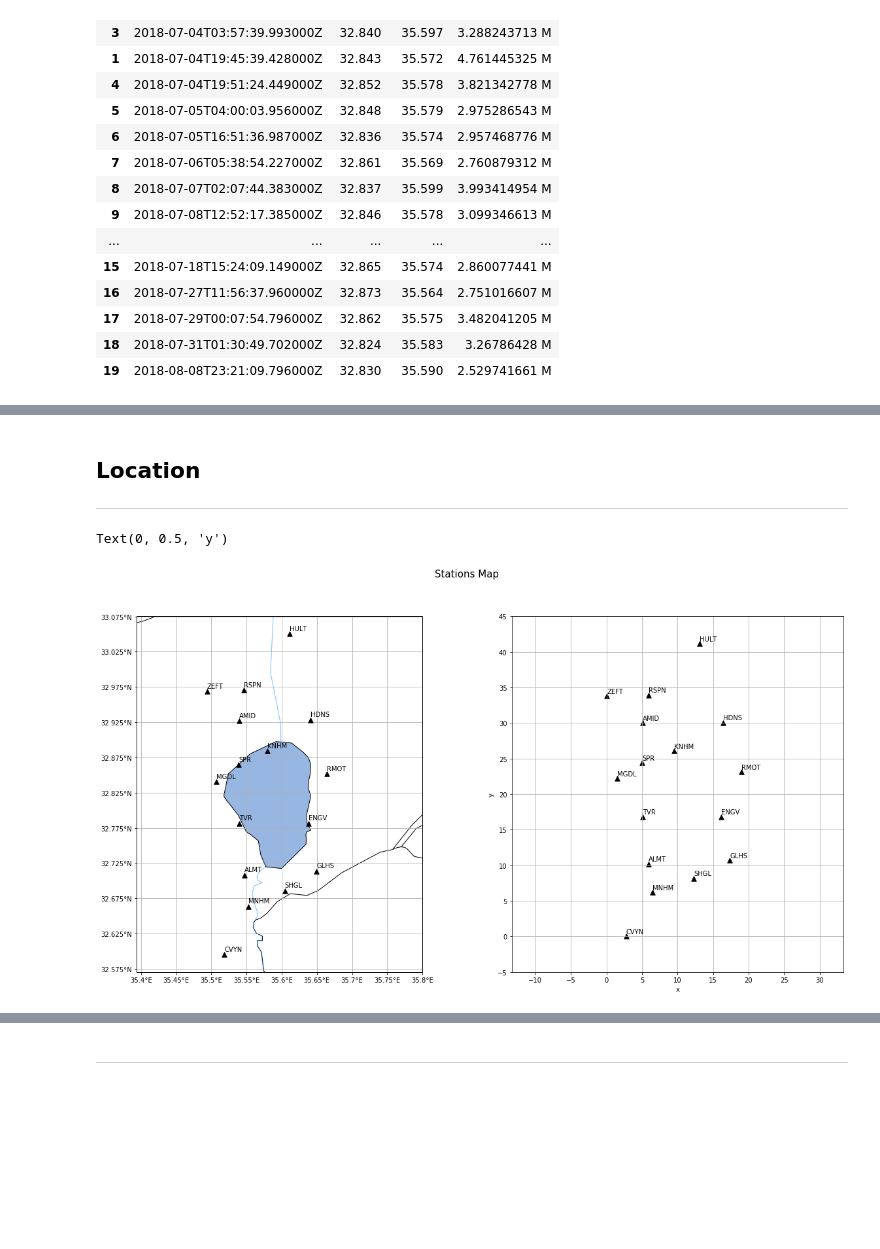
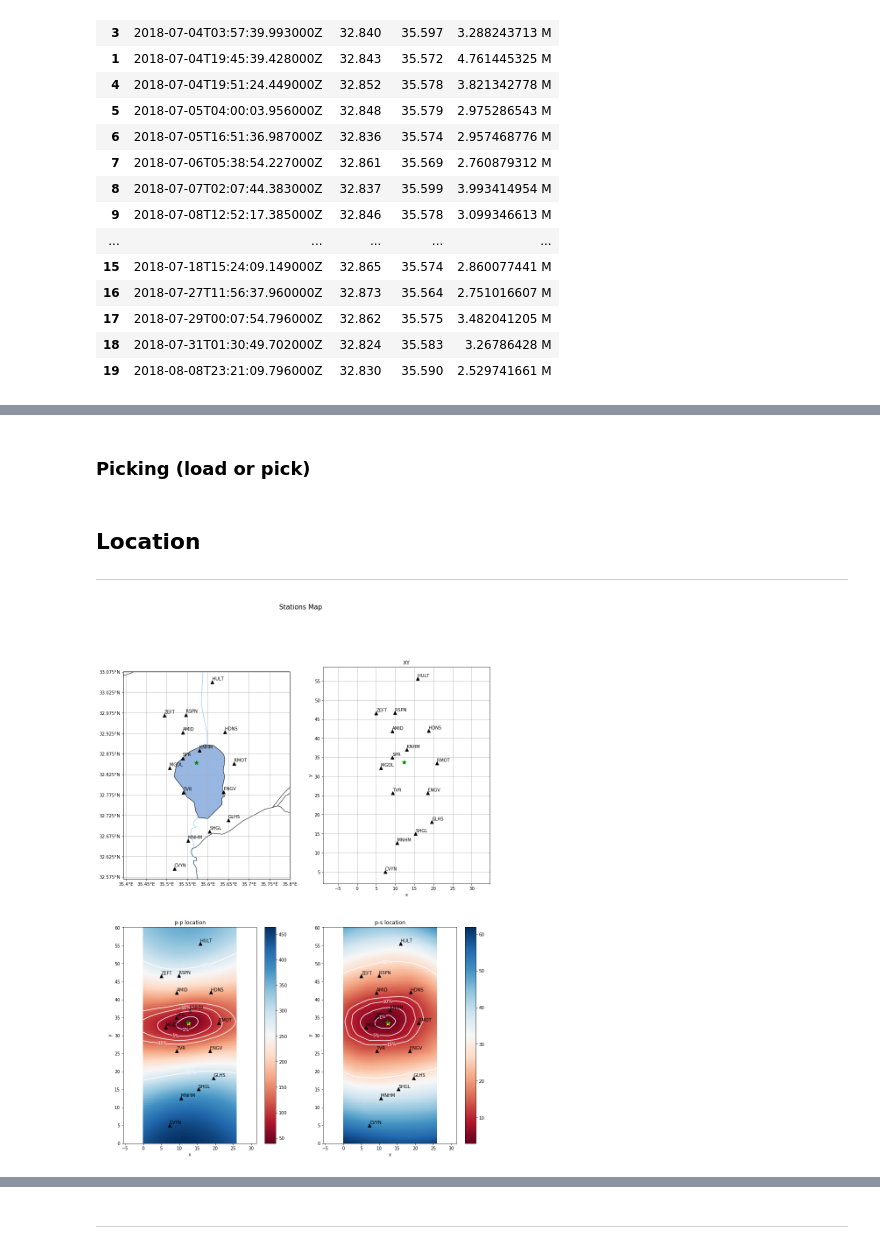
Before and after one commit to nivkeren/SeismoSpy, a Jupyter notebook: event_picker_locator.ipynb, the cells around one changed output, grey strips where cells are left out. Drawn from its saved outputs; the diff is of its cells as text; code cells hidden in the pictures; blank space fills up the shorter version.

```diff
--- a/event_picker_locator.ipynb
+++ b/event_picker_locator.ipynb
@@ -363,3 +110,5 @@ def event_df(st, inv, event):
+# %% [markdown]
+### **Picking (load or pick)**
 # %%
 index_cols = ["station", "channel"]
 if PICK:
@@ -375,59 +124,3 @@ else:
 ## **Location**
 
 ---
-# %%
-i = 10
-event_data = events_dfs[i].dropna(axis="index", subset=["tp", "ts"])
-event_data = event_data.drop(("GLHS", "HH"), axis='index')
-num_stations = len(event_data)
-(event_data["y"], event_data["x"]), delta = conversite(event_data["lon"], event_data["lat"], grid_size=100)
-
-fig = plt.figure(figsize = (20, 10))
-fig.suptitle('Stations Map', fontsize=15)
-
-projection = ccrs.PlateCarree()
-ax = fig.add_subplot(1, 2 ,1, projection = projection)
-ax1 = fig.add_subplot(1, 2 ,2)
-ax.set_extent([event_data["lon"].min() - 0.1,
-               event_data["lon"].max() + 0.1,
-               event_data["lat"].min() - 0.025,
-               event_data["lat"].max() + 0.025],
-              crs=ccrs.PlateCarree())
-
-ax.add_feature(cfeature.OCEAN.with_scale('50m'), edgecolor='k', facecolor=(0,0.85,1))
-ax.add_feature(cfeature.LAND.with_scale('10m'), edgecolor='k', alpha = 0.0, facecolor='none')
-ax.add_feature(cfeature.COASTLINE.with_scale('10m'), edgecolor='k')
-ax.add_feature(cfeature.BORDERS.with_scale('10m'), edgecolor='k')
-ax.add_feature(cfeature.RIVERS.with_scale('10m'), edgecolor=(0,0.5,1), alpha = 0.5)
-ax.add_feature(cfeature.LAKES.with_scale('10m'), edgecolor='k', alpha = 1)
-
-ax.grid(True)
-ax.set_xticks(np.arange(event_data["lon"].min().round(1) - 0.1, event_data["lon"].max().round(1) + 0.1, 0.05),
-              crs=ccrs.PlateCarree())
-ax.set_yticks(np.arange(event_data["lat"].min().round(1) - 0.025, event_data["lat"].max().round(1) + 0.025, 0.05),
-              crs=ccrs.PlateCarree())
-lon_formatter = LongitudeFormatter(zero_direction_label=True)
-lat_formatter = LatitudeFormatter()
-ax.xaxis.set_major_formatter(lon_formatter)
-ax.yaxis.set_major_formatter(lat_formatter)
-# ax.set_title('Stations Map', fontsize=15)
-
-ax.scatter(event_data["lon"], event_data["lat"], marker='^', s=55, c='k', zorder=2)
-for station in event_data.iterrows():
-    ax.text(station[1]["lon"], station[1]["lat"] + 0.005, station[0][0])
-    ax1.text(station[1]["x"], station[1]["y"] + 0.4, station[0][0])
-
-ax1.set_xlim(-8, event_data["x"].max() + 8)
-ax1.set_ylim(-8, event_data["y"].max() + 8)
-
-ax1.scatter(event_data["x"], event_data["y"], marker='^', s=55, c='k')
-ax1.axis('equal')
-ax1.grid(True)
-marg_x, marg_y = 2, 1
-ax1.set_xticks(np.arange(-(5 * marg_x), (np.ceil(event_data["x"].max()) // 5 + marg_x + 1) * 5, 5))
-ax1.set_yticks(np.arange(-(5 * marg_y), (np.ceil(event_data["y"].max()) // 5 + marg_y + 1) * 5, 5))
-ax1.set_xlabel('x')
-ax1.set_ylabel('y')
-# %% [output]
-Text(0, 0.5, 'y')
-[figure, removed]
@@ -434,2 +145,22 @@ Text(0, 0.5, 'y')
+# %%
+fig = plt.figure(figsize = (15, 20))
+# fig, axes = plt.subplots(2, 2, figsize = (15, 20))
+fig.suptitle('Stations Map', fontsize=15)
+
+ax = fig.add_subplot(2, 2 ,1, projection = projection)
+ax1 = fig.add_subplot(2, 2 ,2)
+ax2 = fig.add_subplot(2, 2 ,3)
+ax3 = fig.add_subplot(2, 2 ,4)
+plot_map(ax, event_data)
+ax.scatter(cat_location[1], cat_location[0], zorder=2, marker="*", s=100, color='g')
+plot_stations_xy(ax1, event_data, title="XY", x_lim_add=5, y_lim_add=5)
+ax1.scatter(cat_location_x, cat_location_y, zorder=2, marker="*", s=100, color='g')
+plot_location(ax2, fig, event_data, results["pp"]["mrs_min"], wx, wy, delta_x, delta_y, title="p-p location")
+ax2.scatter(cat_location_x, cat_location_y, zorder=2, marker="*", s=100, color='g')
+plot_location(ax3, fig, event_data, results["ps"]["mrs_min"], wx, wy, delta_x, delta_y, title="p-s location")
+ax3.scatter(cat_location_x, cat_location_y, zorder=2, marker="*", s=100, color='g')
+plt.show()
+# %% [output]
+[figure, added]
 # %%
 pairs = list(itertools.combinations(range(num_stations), 2))
```
Also changed, not shown: parts of 34 cells of this notebook, 1 other file.
